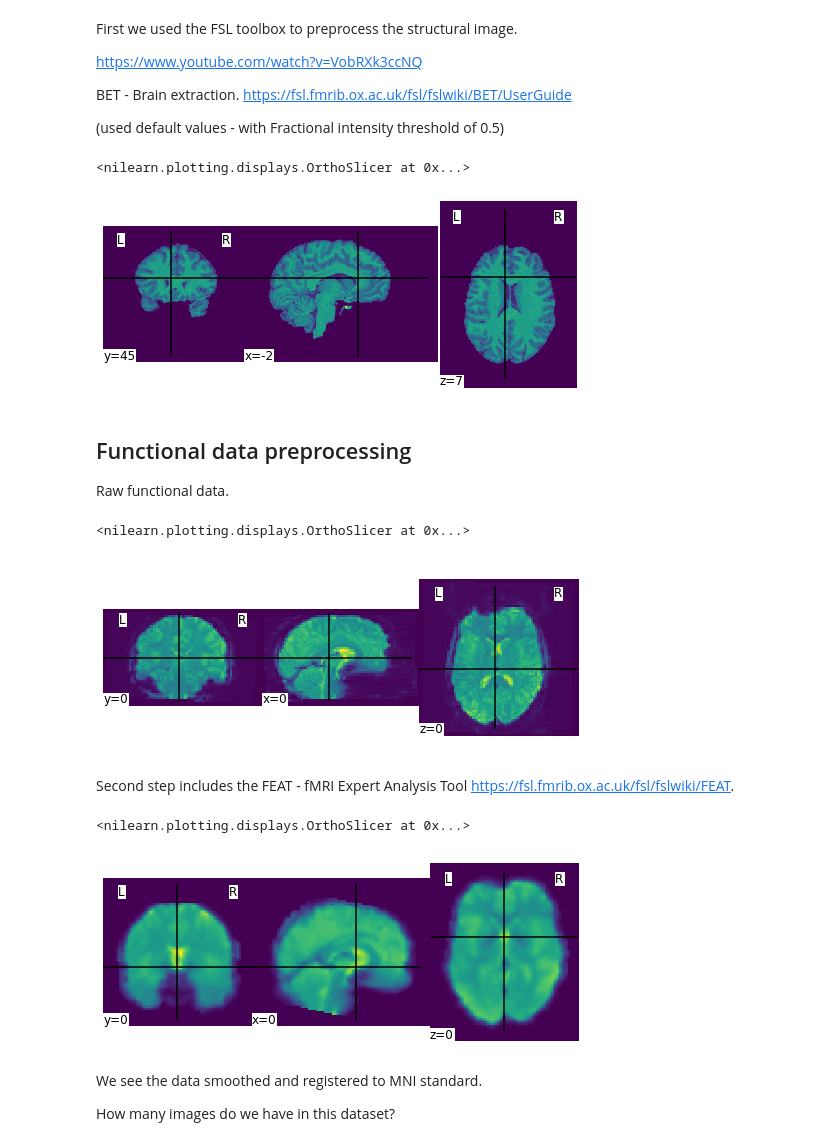
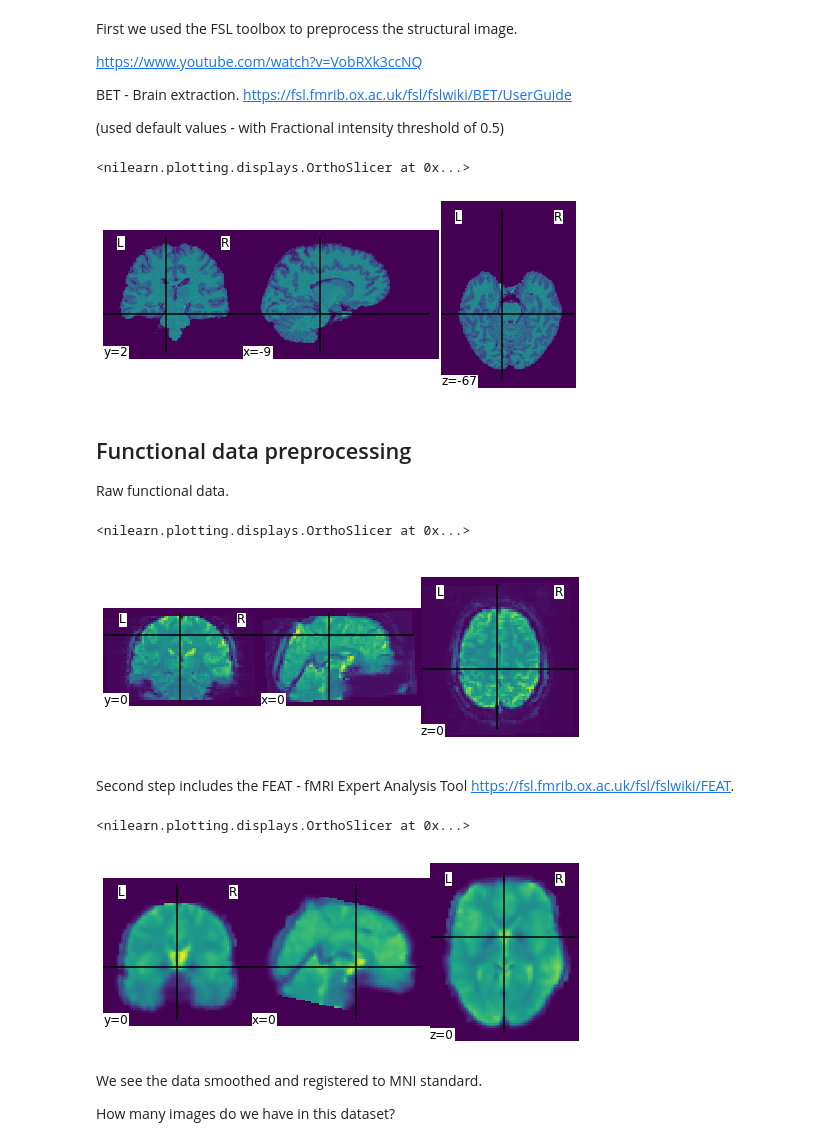
Before and after one commit to brunodireito/MVPA-speech_project, a Jupyter notebook: MVPA-project-admin/pipeline_explained.ipynb, the cells around one changed output. Drawn from its saved outputs; the diff is of its cells as text; code cells hidden in the pictures.

```diff
--- a/MVPA-project-admin/pipeline_explained.ipynb
+++ b/MVPA-project-admin/pipeline_explained.ipynb
@@ -30,7 +31,7 @@ To start, we need to inform the software where are the data.
 # Set variables
 ROOT_DATA='/Users/home/Documents/BIDS/'
 ROOT_DATA='/home/brunomiguel/Documents/data/BIDS/'
-SUB='sub-0002'
+SUB='sub-0001'
 SES='ses-001'
 RUN='run-01'
 
@@ -71,7 +72,7 @@ t1w_brain_fp=os.path.join(data_path, 'anat', SUB + '_' + SES + '_run-01_T1w.anat
 plotting.plot_img(t1w_brain_fp)
 # %% [output]
 <nilearn.plotting.displays.OrthoSlicer at 0x...>
-[figure, old version]
+[figure, new version]
 # %% [markdown]
 ## Functional data preprocessing
 
@@ -91,24 +92,27 @@ cut_coords=(0, 0, 0)
 plotting.plot_img(m_img, cut_coords)
 # %% [output]
 <nilearn.plotting.displays.OrthoSlicer at 0x...>
-[figure, old version]
+[figure, new version]
 # %% [markdown]
 Second step includes the FEAT - fMRI Expert Analysis Tool https://fsl.fmrib.ox.ac.uk/fsl/fslwiki/FEAT.
 # %%
 func_data_pp=os.path.join(data_path, 'func',
-                          SUB + '_' + SES + '_task-nomeacaoinner_run-01_bold_pp_standard.nii.gz')
+                          SUB + '_' + SES + '_task-nomeacaoinner_'+ RUN +'_bold_pp_standard.nii.gz')
 
 # Mean image  to check motion correction.
 m_img=mean_img(func_data_pp)
+
+# Create a mask.
+mask=masking.compute_epi_mask(m_img)
 
 # coordinates to place cross in mean image.
 cut_coords=(0, 0, 0)
 
 # Plot mean functional image.
 plotting.plot_img(m_img, cut_coords)
 # %% [output]
 <nilearn.plotting.displays.OrthoSlicer at 0x...>
-[figure, old version]
+[figure, new version]
 # %% [markdown]
 We see the data smoothed and registered to MNI standard.
 
```
Also changed, not shown: parts of 17 cells of this notebook.
